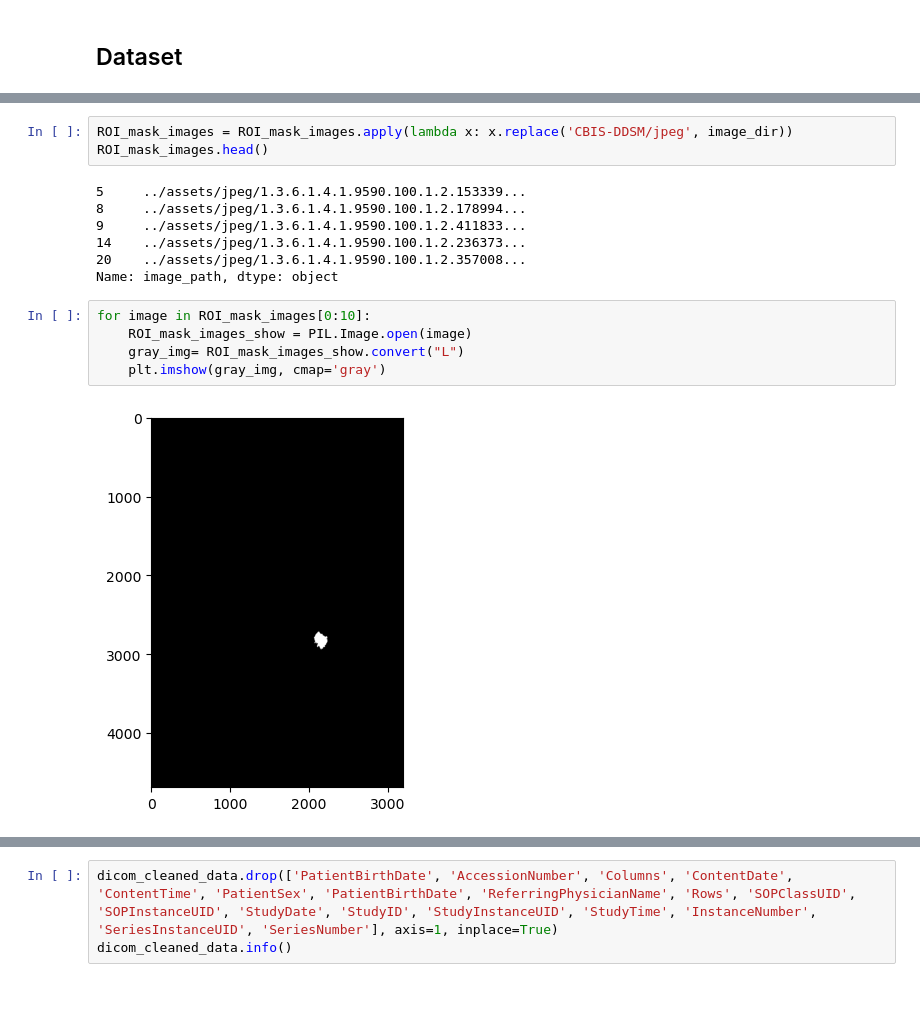
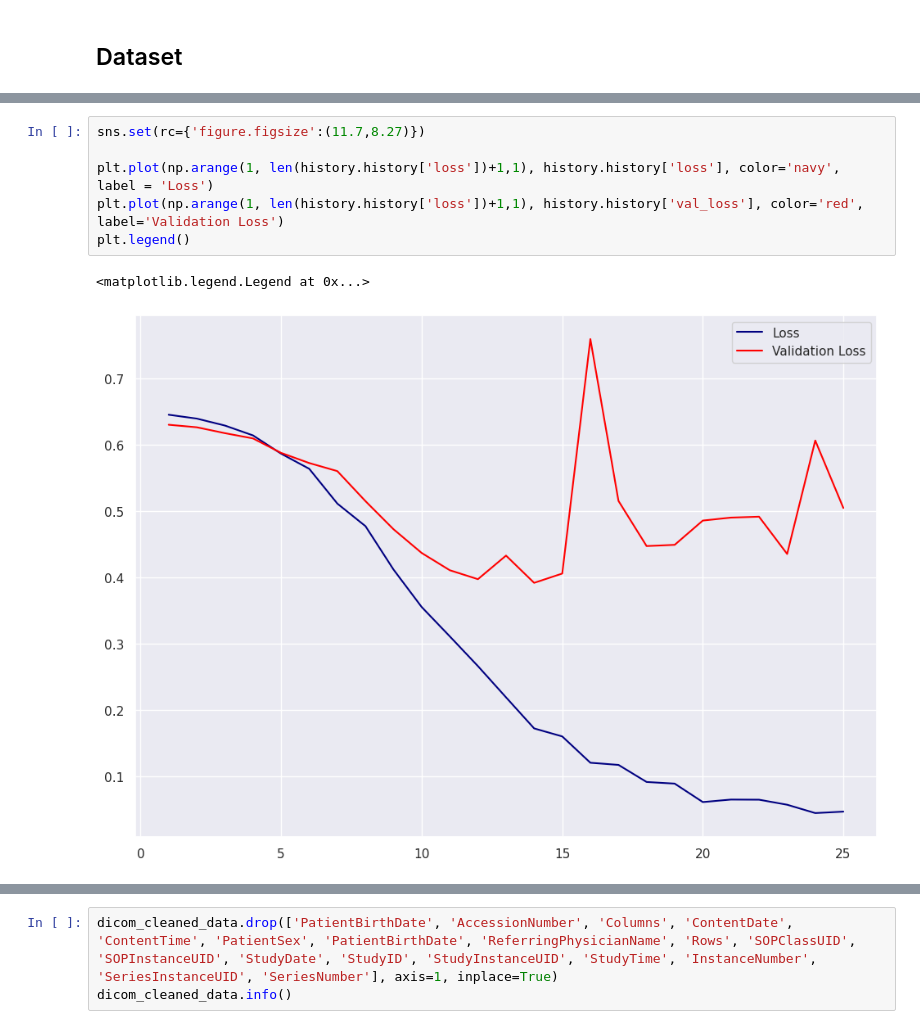
Before and after one commit to gomu-gomu/ma-dl-projet-1, a Jupyter notebook: src/main.ipynb, the cells around one changed output, grey strips where cells are left out. Cells and saved outputs as stored; diff of their text form; blank space fills up the shorter version.

```diff
--- a/src/main.ipynb
+++ b/src/main.ipynb
@@ -161,17 +174,9 @@ Name: image_path, dtype: object
 # %%
-ROI_mask_images = ROI_mask_images.apply(lambda x: x.replace('CBIS-DDSM/jpeg', image_dir))
-ROI_mask_images.head()
+sns.set(rc={'figure.figsize':(11.7,8.27)})
+
+plt.plot(np.arange(1, len(history.history['loss'])+1,1), history.history['loss'], color='navy', label = 'Loss')
+plt.plot(np.arange(1, len(history.history['loss'])+1,1), history.history['val_loss'], color='red', label='Validation Loss')
+plt.legend()
 # %% [output]
-5     ../assets/jpeg/1.3.6.1.4.1.9590.100.1.2.153339...
-8     ../assets/jpeg/1.3.6.1.4.1.9590.100.1.2.178994...
-9     ../assets/jpeg/1.3.6.1.4.1.9590.100.1.2.411833...
-14    ../assets/jpeg/1.3.6.1.4.1.9590.100.1.2.236373...
-20    ../assets/jpeg/1.3.6.1.4.1.9590.100.1.2.357008...
-Name: image_path, dtype: object
+<matplotlib.legend.Legend at 0x...>
+[figure, added]
-# %%
-for image in ROI_mask_images[0:10]:
-    ROI_mask_images_show = PIL.Image.open(image)
-    gray_img= ROI_mask_images_show.convert("L")
-    plt.imshow(gray_img, cmap='gray')
-# %% [output]
-[figure, removed]
```
Also changed, not shown: parts of 21 cells of this notebook, 1 other file.
